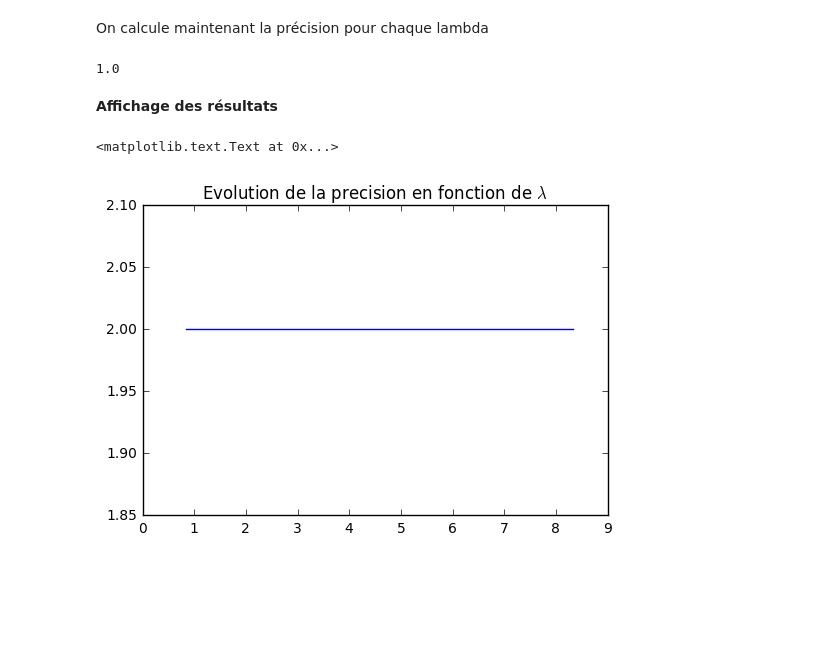
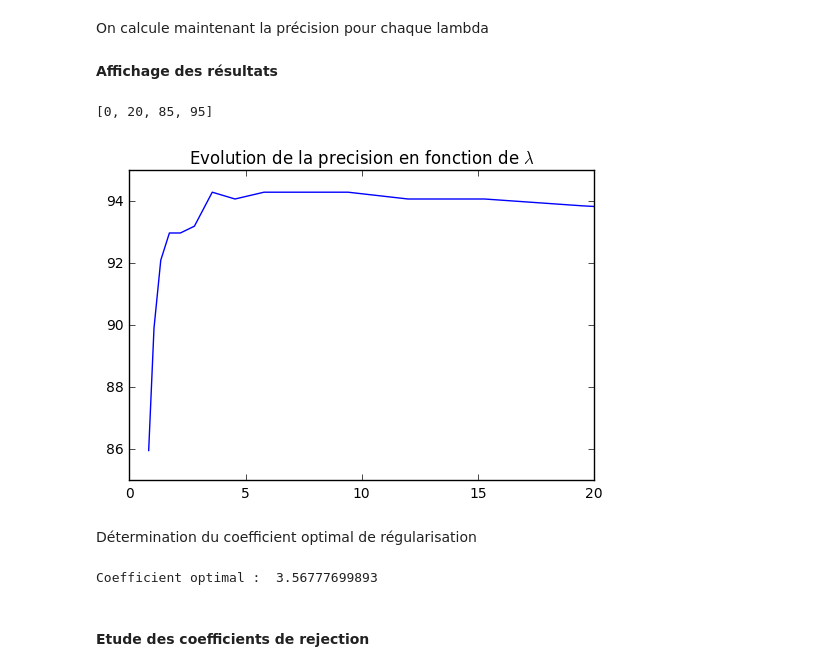
Before and after one commit to maxwab/facerecog, a Jupyter notebook: implementation_basique_yale.ipynb, the cells around one changed output. Saved outputs shown, nothing was run; the diff lists cells and outputs as text; code cells hidden in the pictures; blank space fills up the shorter version.

Commit message:
Ajout étude fausses prédictions
* Etude fausses prédictions
* Modifications de quelques fonctions qui fonctionnaient mal
* Identification du best lambda

```diff
--- a/implementation_basique_yale.ipynb
+++ b/implementation_basique_yale.ipynb
@@ -220,7 +228,7 @@ D'abord on crée un vecteur d'$\alpha_i$ à tester avec Lasso.
 
 Puisqu'on utilise la fonction Lasso il est nécessaire d'adapter nos $\alpha_i$ à la dimension de $y$.
 # %%
-alpha_vec = np.logspace(2,3,10)
+alpha_vec = np.logspace(2,4,20)
 alpha_vec = alpha_vec/(Xtest.shape[0])
 # %% [markdown]
 Puis on utilise Lasso pour trouver la solution à notre problème.
@@ -229,7 +237,7 @@ Puis on utilise Lasso pour trouver la solution à notre problème.
 
 testval = 22
 
-clf = Lasso(alpha=alpha_vec[8]) #on prend l'alpha courant
+clf = Lasso(alpha=alpha_vec[4]) #on prend l'alpha courant
 clf.fit(Xtrain,Xtest[:,testval])
 x = clf.coef_
 # %% [markdown]
@@ -267,6 +275,7 @@ La métrique sera le _pourcentage de bonne classification_.
 # * ytrain : classe des exemples d'entrainement
 
 preds = np.zeros((len(alpha_vec),Xtest.shape[1]))
+rejections = np.zeros((len(alpha_vec),Xtest.shape[1]))
 
 for i, alpha in enumerate(alpha_vec):
     t = time.time()
@@ -275,12 +284,13 @@ for i, alpha in enumerate(alpha_vec):
     clf = Lasso(alpha=alpha) # on crée un modèle avec l'alpha courant
     for j in range(Xtest.shape[1]):
         # Pour chaque exemple à tester on génère les coefficients et on prend la meilleure prédiction
-        y = Xtest[:,testval]
+        y = Xtest[:,j]
         clf.fit(Xtrain,y)
         x = clf.coef_
 
         # On fait la prédiction
         preds[i,j] = np.argmin(residu(y,Xtrain,x,ytrain))
+        rejections[i,j] = SCI(x,ytrain)
 
         # Affichage d'un message pour suivre l'avancement de l'algorithme
 
@@ -318,18 +328,17 @@ real_classes = np.reshape(ytest*len(alpha_vec),(len(alpha_vec),len(ytest)))
 
 # Evaluation de la précision
 
-precision = 100*np.sum(preds == real_classes,axis=1)/len(ytest)
+precision = 100.0*np.sum(preds == real_classes,axis=1)/len(ytest)
-# %%
-preds[5,7]
-# %% [output]
-1.0
 # %% [markdown]
 **Affichage des résultats**
 # %%
 plt.figure()
 plt.clf()
 plt.plot(alpha_vec,precision)
 plt.title('Evolution de la precision en fonction de $\lambda$')
+plt.axis([0, 20, 85,95])
 # %% [output]
-<matplotlib.text.Text at 0x...>
+[0, 20, 85, 95]
-[figure, old version]
+[figure, new version]
+# %% [markdown]
+Détermination du coefficient optimal de régularisation
@@ -335,0 +348,7 @@ plt.title('Evolution de la precision en fonction de $\lambda$')
+# %%
+# Coefficient optimal :  3.56777699893
+print "Coefficient optimal : ", alpha_opt
+# %% [output]
+Coefficient optimal :  3.56777699893
+# %% [markdown]
+#### Etude des coefficients de rejection
```
Also changed, not shown: parts of 35 cells of this notebook, 3 other files.
